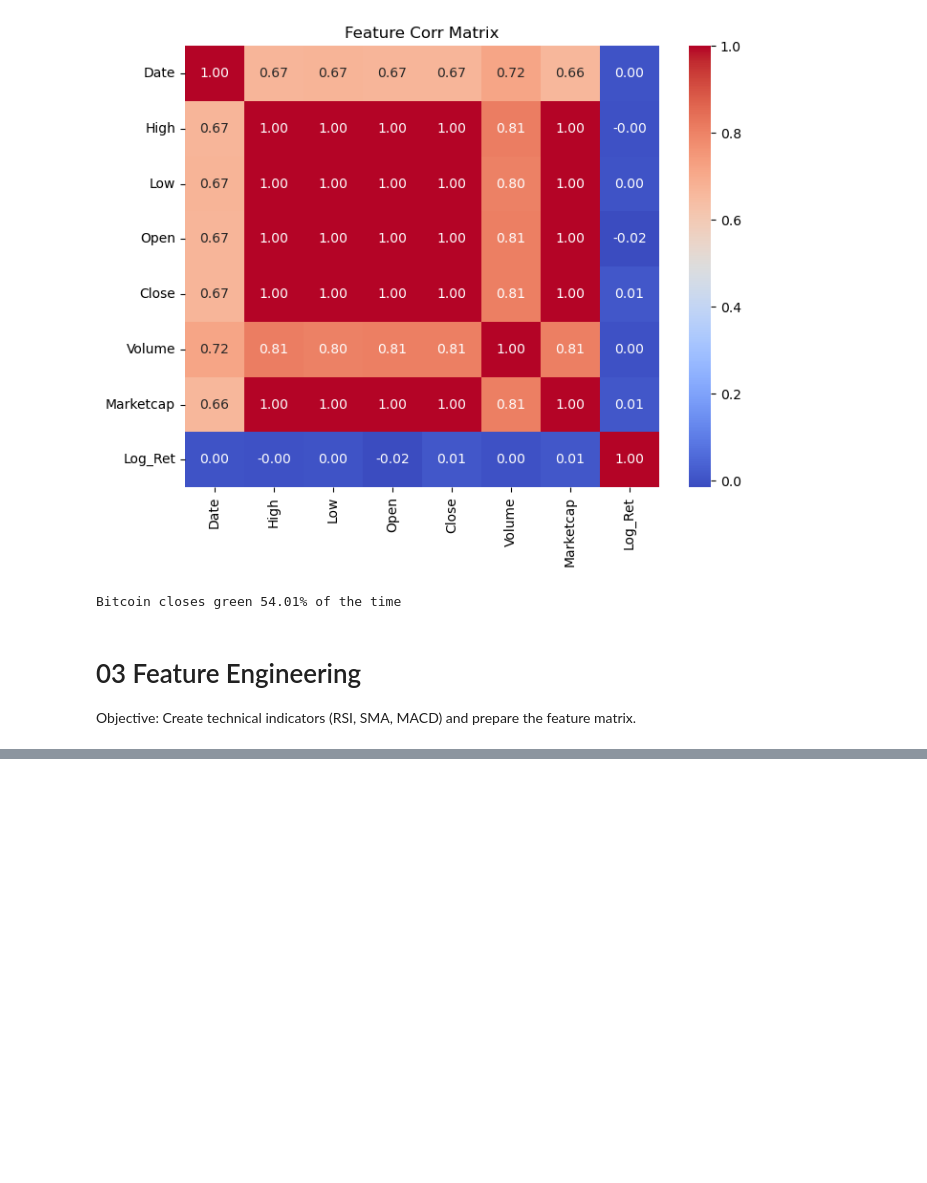
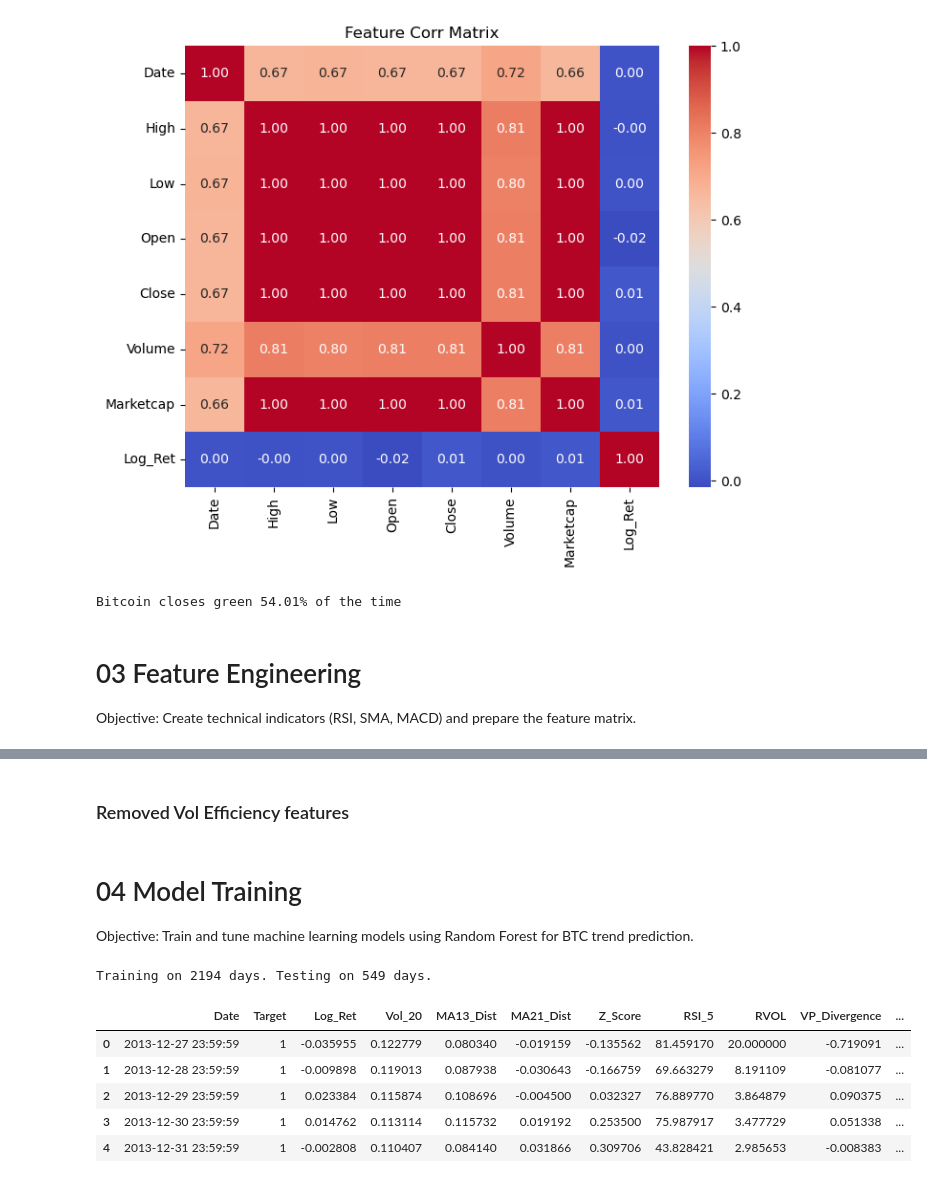
Before and after one commit to LouSens/BTC-trend-prediction, a Jupyter notebook: notebooks/ML_Pipeline.ipynb, the cells around one changed output, grey strips where cells are left out. Drawn from its saved outputs; the diff is of its cells as text; code cells hidden in the pictures; blank space fills up the shorter version.

Commit message:
Merge into 1 notebook for efficiency

```diff
--- a/notebooks/01_EDA.ipynb
+++ b/notebooks/ML_Pipeline.ipynb
@@ -79,0 +129,2 @@ Objective: Create technical indicators (RSI, SMA, MACD) and prepare the feature
+# %% [markdown]
+### Removed Vol Efficiency features
@@ -79,0 +145,4 @@ Objective: Create technical indicators (RSI, SMA, MACD) and prepare the feature
+# %% [markdown]
+# 04 Model Training
+
+Objective: Train and tune machine learning models using Random Forest for BTC trend prediction.
@@ -79,0 +155,35 @@ Objective: Create technical indicators (RSI, SMA, MACD) and prepare the feature
+# %%
+
+# Load the Vault Data ---
+df = pd.read_csv(r'C:\Users\David\BTC-trend-prediction\data\processed\btc_alpha_v5.csv', parse_dates=['Date'])
+
+# Define Features (X) and Target (y) ---
+# CRITICAL: We MUST drop 'Next_Day_Return' because it is literally tomorrow's data.
+# If the model sees it, it achieves 100% accuracy by cheating.
+
+X = df.drop(columns=['Date', 'Target'])
+y = df['Target']
+
+# --- STEP 3: Chronological Split (No Time Travel) ---
+split_idx = int(len(df) * 0.8)
+
+X_train, X_test = X.iloc[:split_idx], X.iloc[split_idx:]
+y_train, y_test = y.iloc[:split_idx], y.iloc[split_idx:]
+
+print(f"Training on {len(X_train)} days. Testing on {len(X_test)} days.")
+
+# --- STEP 4: Standardize the Features ---
+scaler = StandardScaler()
+X_train_scaled = scaler.fit_transform(X_train)
+X_test_scaled = scaler.transform(X_test)
+# %% [output]
+Training on 2194 days. Testing on 549 days.
+# %%
+df.head()
+# %% [output]
+|  | Date | Target | Log_Ret | Vol_20 | MA13_Dist | MA21_Dist | Z_Score | RSI_5 | RVOL | VP_Divergence | ... |
+| 0 | 2013-12-27 23:59:59 | 1 | -0.035955 | 0.122779 | 0.080340 | -0.019159 | -0.135562 | 81.459170 | 20.000000 | -0.719091 | ... |
+| 1 | 2013-12-28 23:59:59 | 1 | -0.009898 | 0.119013 | 0.087938 | -0.030643 | -0.166759 | 69.663279 | 8.191109 | -0.081077 | ... |
+| 2 | 2013-12-29 23:59:59 | 1 | 0.023384 | 0.115874 | 0.108696 | -0.004500 | 0.032327 | 76.889770 | 3.864879 | 0.090375 | ... |
+| 3 | 2013-12-30 23:59:59 | 1 | 0.014762 | 0.113114 | 0.115732 | 0.019192 | 0.253500 | 75.987917 | 3.477729 | 0.051338 | ... |
+| 4 | 2013-12-31 23:59:59 | 1 | -0.002808 | 0.110407 | 0.084140 | 0.031866 | 0.309706 | 43.828421 | 2.985653 | -0.008383 | ... |
```
Also changed, not shown: parts of 12 cells of this notebook, 4 other files.
